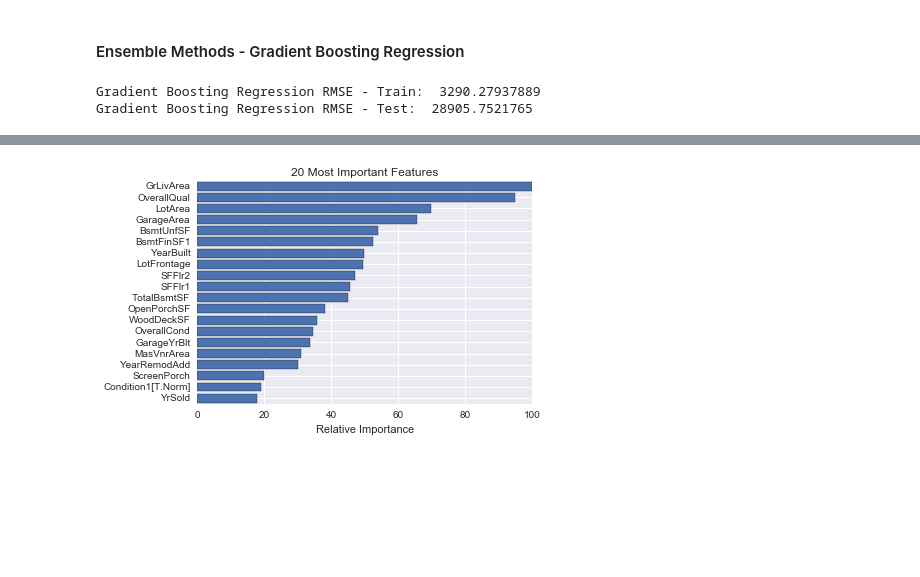
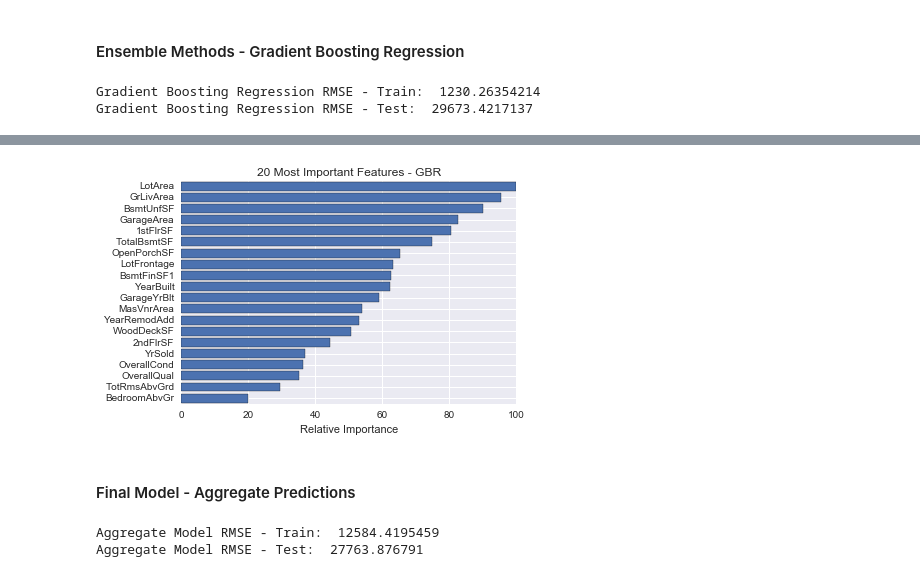
Before and after one commit to brbeckelman/Advanced-Predictive-Modeling-Class, a Jupyter notebook: HW3/HW3-apm382.ipynb, the cells around one changed output, grey strips where cells are left out. Saved outputs shown, nothing was run; the diff lists cells and outputs as text; code cells hidden in the pictures; blank space fills up the shorter version.

```diff
--- a/HW3/HW3-apm382.ipynb
+++ b/HW3/HW3-apm382.ipynb
@@ -940,7 +963,7 @@ from sklearn.linear_model import Ridge
 from sklearn.cross_validation import cross_val_score
 
 # Set range of values for alpha (regularization paramater)
-alphas = 10**np.linspace(10,-2,100)*0.5
+alphas = 10**np.linspace(10,-5,100)*0.5
 
 # Initialize regression models
 lasso = Lasso()
@@ -958,8 +981,8 @@ ridge_std = list()
 for alpha in alphas:
     lasso.alpha = alpha
     ridge.alpha = alpha
-    lasso_score = cross_val_score(lasso, x_train, y_train, cv=n_folds, scoring='neg_mean_squared_error')
-    ridge_score = cross_val_score(ridge, x_train, y_train, cv=n_folds, scoring='neg_mean_squared_error')
+    lasso_score = cross_val_score(lasso, x_train, logy_train, cv=n_folds, scoring='neg_mean_squared_error')
+    ridge_score = cross_val_score(ridge, x_train, logy_train, cv=n_folds, scoring='neg_mean_squared_error')
     lasso_scores.append(np.mean(lasso_score))
     lasso_std.append(np.std(lasso_score))
     ridge_scores.append(np.mean(ridge_score))
@@ -1012,11 +1033,15 @@ Ridge Regression : 7.08737081463
 # LASSO
 lasso_house = Lasso(alpha = lasso_alpha)
 #Fit on training set
-lasso_house.fit(x_train, y_train)
+lasso_house.fit(x_train, logy_train)
 
 # Prediction based on training & test sets
 lasso_house_pred_train = lasso_house.predict(x_train)
 lasso_house_pred_test = lasso_house.predict(x_test)
+
+#Convert back to saleprice for evaluation
+lasso_house_pred_train = np.exp(lasso_house_pred_train)
+lasso_house_pred_test = np.exp(lasso_house_pred_test)
 
 # Evaluate in and out of sample performance
 lasso_MSE_train = mean_squared_error(y_train, lasso_house_pred_train)
@@ -1034,11 +1059,15 @@ Lasso RMSE - Test:  32863.3650373
 # RIDGE
 ridge_house = Ridge(alpha = ridge_alpha)
 #Fit on training set
-ridge_house.fit(x_train, y_train)
+ridge_house.fit(x_train, logy_train)
 
 # Prediction based on training & test sets
 ridge_house_pred_train = ridge_house.predict(x_train)
 ridge_house_pred_test = ridge_house.predict(x_test)
+
+#Convert back to saleprice for evaluation
+ridge_house_pred_train = np.exp(ridge_house_pred_train)
+ridge_house_pred_test = np.exp(ridge_house_pred_test)
 
 # Evaluate in and out of sample performance
 ridge_MSE_train = mean_squared_error(y_train, ridge_house_pred_train)
@@ -1134,13 +1164,17 @@ py.iplot(fig, filename='kaggle-residplot')
 # %%
 from sklearn.ensemble import GradientBoostingRegressor
 
-gbr_house = GradientBoostingRegressor(n_estimators = 5000, max_depth = 4,learning_rate = 0.01, max_features = 'sqrt', random_state = 42)
+gbr_house = GradientBoostingRegressor(n_estimators = 10000, max_depth = 4,learning_rate = 0.01, max_features = 'sqrt', random_state = 42)
 
-gbr_house.fit(x_train, y_train)
+gbr_house.fit(x_train, logy_train)
 
 # Prediction based on training & test sets
 gbr_house_pred_train = gbr_house.predict(x_train)
 gbr_house_pred_test = gbr_house.predict(x_test)
+
+#Convert back to saleprice for evaluation
+gbr_house_pred_train = np.exp(gbr_house_pred_train)
+gbr_house_pred_test = np.exp(gbr_house_pred_test)
 
 # Evaluate in and out of sample performance
 gbr_MSE_train = mean_squared_error(y_train, gbr_house_pred_train)
@@ -1152,6 +1186,6 @@ gbr_RMSE_test = sqrt(gbr_MSE_test)
 print 'Gradient Boosting Regression RMSE - Train: ', gbr_RMSE_train
 print 'Gradient Boosting Regression RMSE - Test: ', gbr_RMSE_test
 # %% [output]
-Gradient Boosting Regression RMSE - Train:  3290.27937889
-Gradient Boosting Regression RMSE - Test:  28905.7521765
+Gradient Boosting Regression RMSE - Train:  1230.26354214
+Gradient Boosting Regression RMSE - Test:  29673.4217137
 # %%
@@ -1201,16 +1231,35 @@ py.iplot(fig, filename='kaggle-residplot-gb')
 # %% [output]
 [interactive output not drawn]
 # %%
-feature_importance = clf_house.feature_importances_
+feature_importance = gbr_house.feature_importances_
 # make importances relative to max importance
 feature_importance = 100.0 * (feature_importance / feature_importance.max())
 sorted_idx = np.argsort(feature_importance)[-20:]
 pos = np.arange(sorted_idx.shape[0]) + .5
 
 plt.barh(pos, feature_importance[sorted_idx], align='center')
-plt.yticks(pos, x.columns.values[sorted_idx])
+plt.yticks(pos, housedata_allx.columns.values[sorted_idx])
 plt.xlabel('Relative Importance')
-plt.title('20 Most Important Features')
+plt.title('20 Most Important Features - GBR')
 plt.show()
 # %% [output]
-[figure, old version]
+[figure, new version]
+# %% [markdown]
+#### Final Model - Aggregate Predictions
+# %%
+#Final model is the aggregate of the best performing regression model (LASSO) and ensemble model (Gradient Boosted Trees)
+agg_pred_train = (lasso_house_pred_train + gbr_house_pred_train)/2
+agg_pred_test = (lasso_house_pred_test + gbr_house_pred_test)/2
+
+# Evaluate in and out of sample performance
+agg_MSE_train = mean_squared_error(y_train, agg_pred_train)
+agg_RMSE_train = sqrt(agg_MSE_train)
+
+agg_MSE_test = mean_squared_error(y_test, agg_pred_test)
+agg_RMSE_test = sqrt(agg_MSE_test)
+
+print 'Aggregate Model RMSE - Train: ', agg_RMSE_train
+print 'Aggregate Model RMSE - Test: ', agg_RMSE_test
+# %% [output]
+Aggregate Model RMSE - Train:  12584.4195459
+Aggregate Model RMSE - Test:  27763.876791
```
Also changed, not shown: parts of 23 cells of this notebook.
